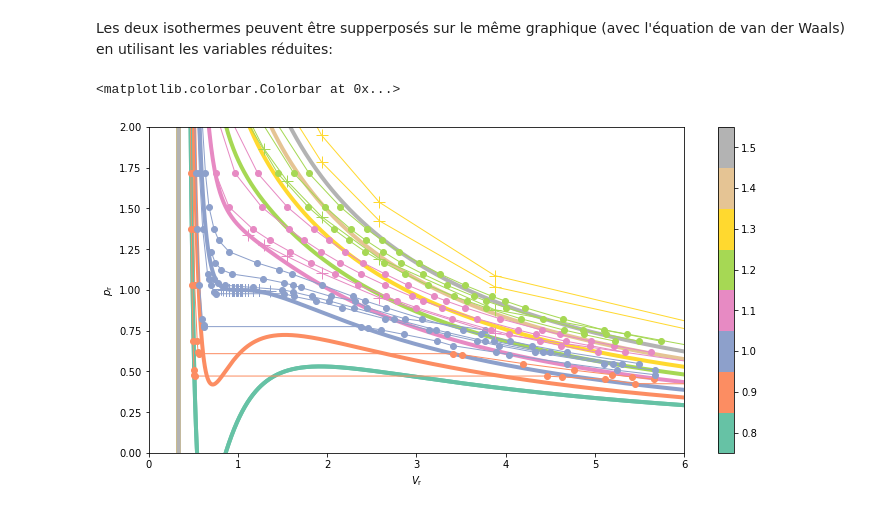
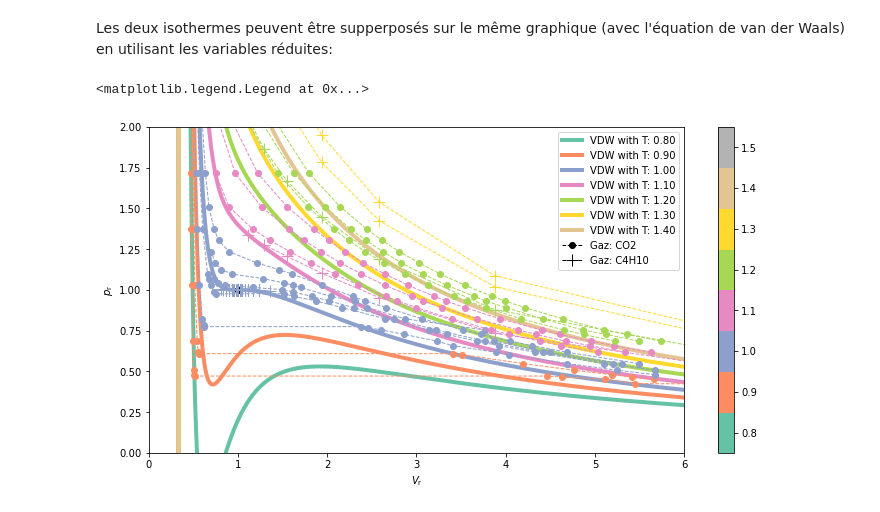
Before and after one commit to vliegeois/SCHIB201, a Jupyter notebook: VanDerWaalsGas.ipynb, the cells around one changed output. Saved outputs shown, nothing was run; the diff lists cells and outputs as text; code cells hidden in the pictures.

```diff
--- a/VanDerWaalsGas.ipynb
+++ b/VanDerWaalsGas.ipynb
@@ -58,0 +61,5 @@ temperatures = [200, 298.15, 400, 500, 800] # in Kelvin
+# %%
+temperatures = [200, 298.15, 400, 500, 800] # in Kelvin
+import ipywidgets as widgets
+menu = widgets.Dropdown(options=listOfGas.keys(), value="H2O", description="Gaz:")
+display(menu)
@@ -58,0 +68,3 @@ temperatures = [200, 298.15, 400, 500, 800] # in Kelvin
+# %%
+gas = listOfGas[menu.value]
+print(f"Le gaz sélectionné est: {gas.name}")
@@ -261,41 +279,43 @@ def reducedPressureFromVDW(Vr, Tr):
     part2 = 3 / (Vr * Vr)
     return part1 - part2
 Vr = numpy.linspace(0, 100, 10000) # volume réduit
-reducedTemperatures = [0.8, 0.8, 0.9, 1.0, 1.1, 1.2, 1.3, 1.4, 1.5]
+reducedTemperatures = [0.8, 0.9, 1.0, 1.1, 1.2, 1.3, 1.4]
 fig, ax = plt.subplots(1, figsize=(12, 6))
 ax.set_xlabel(r"$V_{\mathrm{r}}$")
 #ax.set_xscale("log")
 #ax.set_xlim(0.1, 100)
 ax.set_xlim(0, 6)
 ax.set_ylabel(r"$p_{\mathrm{r}}$")
 ax.set_ylim(0, 2)
 # VDW equation curves
 cmap = cm.get_cmap(cm.jet)
 cmap = cm.get_cmap(cm.rainbow)
 cmap = cm.get_cmap(cm.terrain)
 cmap = cm.get_cmap(cm.tab20c)
 cmap = cm.get_cmap(cm.Set2)
 norm = colors.Normalize(vmin=0.75,vmax=1.55)
 markers = itertools.cycle([".", "+", "x", ".", "d"])
 for reducedTemperature in reducedTemperatures:
     pr = reducedPressureFromVDW(Vr, reducedTemperature)
     color = cmap(norm(reducedTemperature))
-    ax.plot(Vr, pr, label=f"T: {reducedTemperature:.2f}", color=color, linewidth=4)
+    ax.plot(Vr, pr, label=f"VDW with T: {reducedTemperature:.2f}", color=color, linewidth=4)
 # Experimental data
 # iterate over the different gas data
 for (gas, exp) in experiment.items():
     g = listOfGas[gas]
     pc, Vc, Tc = (g.pc, g.Vc, g.Tc)
     marker = next(markers)
+    # dummy plot for the legend
+    ax.plot(1, 1, label=f"Gaz: {gas}", marker=marker, color='k', linewidth=1, markersize=12, linestyle='dashed')
     # iterate over the isotherm for the gas
     for (temperature, data) in exp.items():
         Vm = data[0]
         p = data[1]
         color = cmap(norm(temperature/Tc))
         #ax.scatter(Vm / Vc, p / pc, label=f"Gaz: {gas}, T: {temperature/Tc: .2f}", marker=marker, s=200, color=color)
-        ax.plot(Vm / Vc, p / pc, label=f"Gaz: {gas}, T: {temperature/Tc: .2f}", marker=marker, color=color, linewidth=1, markersize=12)
+        ax.plot(Vm / Vc, p / pc, marker=marker, color=color, linewidth=1, markersize=12, linestyle='dashed')
 fig.colorbar(cm.ScalarMappable(norm=norm, cmap=cmap), ax=ax)
-#ax.legend()
+ax.legend()
 # %% [output]
-<matplotlib.colorbar.Colorbar at 0x...>
+<matplotlib.legend.Legend at 0x...>
-[figure, old version]
+[figure, new version]
```
Also changed, not shown: parts of 10 cells of this notebook.
